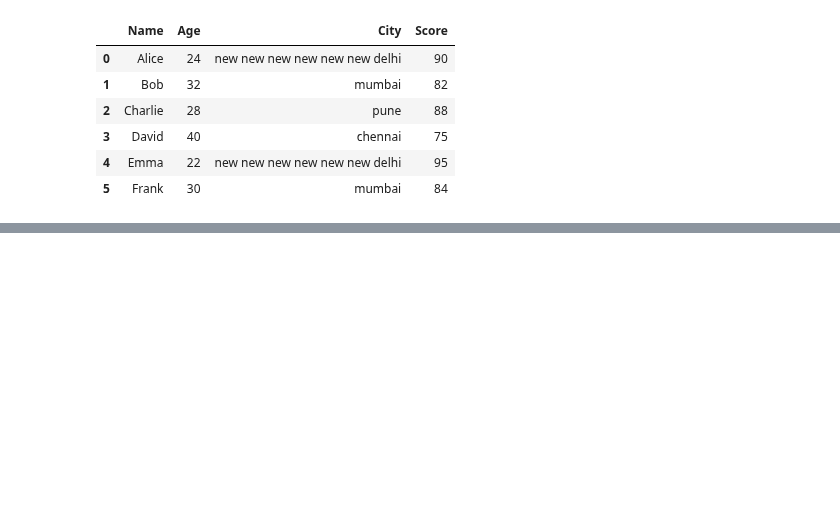
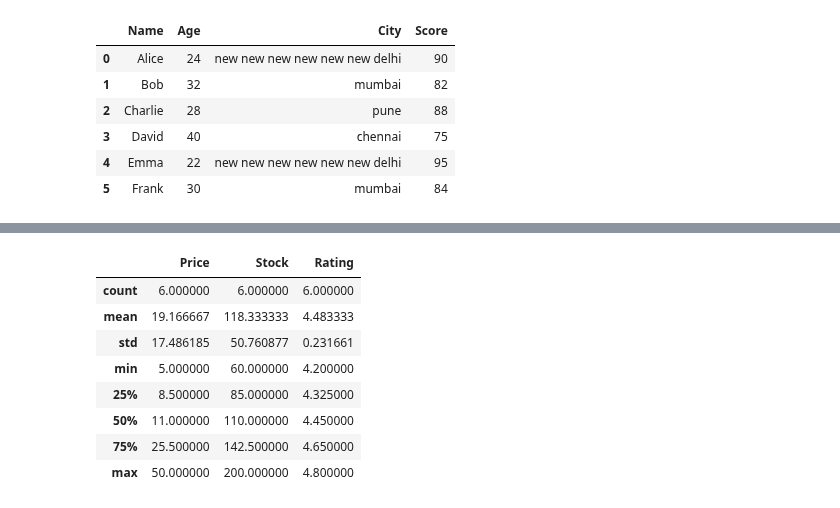
Before and after one commit to sh1vam31/Complete_DataScience, a Jupyter notebook: Pandas.ipynb, the cells around one changed output, grey strips where cells are left out. Drawn from its saved outputs; the diff is of its cells as text; code cells hidden in the pictures; blank space fills up the shorter version.

```diff
--- a/Pandas.ipynb
+++ b/Pandas.ipynb
@@ -764,0 +771,11 @@ s
+# %%
+import pandas as pd
+data = {
+    "Product": ["Pen", "Notebook", "Pencil", "Marker", "Eraser", "Sharpener"],
+    "Price": [10, 50, 5, 30, 8, 12],
+    "Stock": [100, 60, 200, 80, 150, 120],
+    "Rating": [4.5, 4.7, 4.2, 4.8, 4.3, 4.4]
+}
+
+df = pd.DataFrame(data)
+df
@@ -764,0 +852,12 @@ s
+# %%
+df.describe()
+# %% [output]
+|  | Price | Stock | Rating |
+| count | 6.000000 | 6.000000 | 6.000000 |
+| mean | 19.166667 | 118.333333 | 4.483333 |
+| std | 17.486185 | 50.760877 | 0.231661 |
+| min | 5.000000 | 60.000000 | 4.200000 |
+| 25% | 8.500000 | 85.000000 | 4.325000 |
+| 50% | 11.000000 | 110.000000 | 4.450000 |
+| 75% | 25.500000 | 142.500000 | 4.650000 |
+| max | 50.000000 | 200.000000 | 4.800000 |
```
Also changed, not shown: parts of 17 cells of this notebook.
